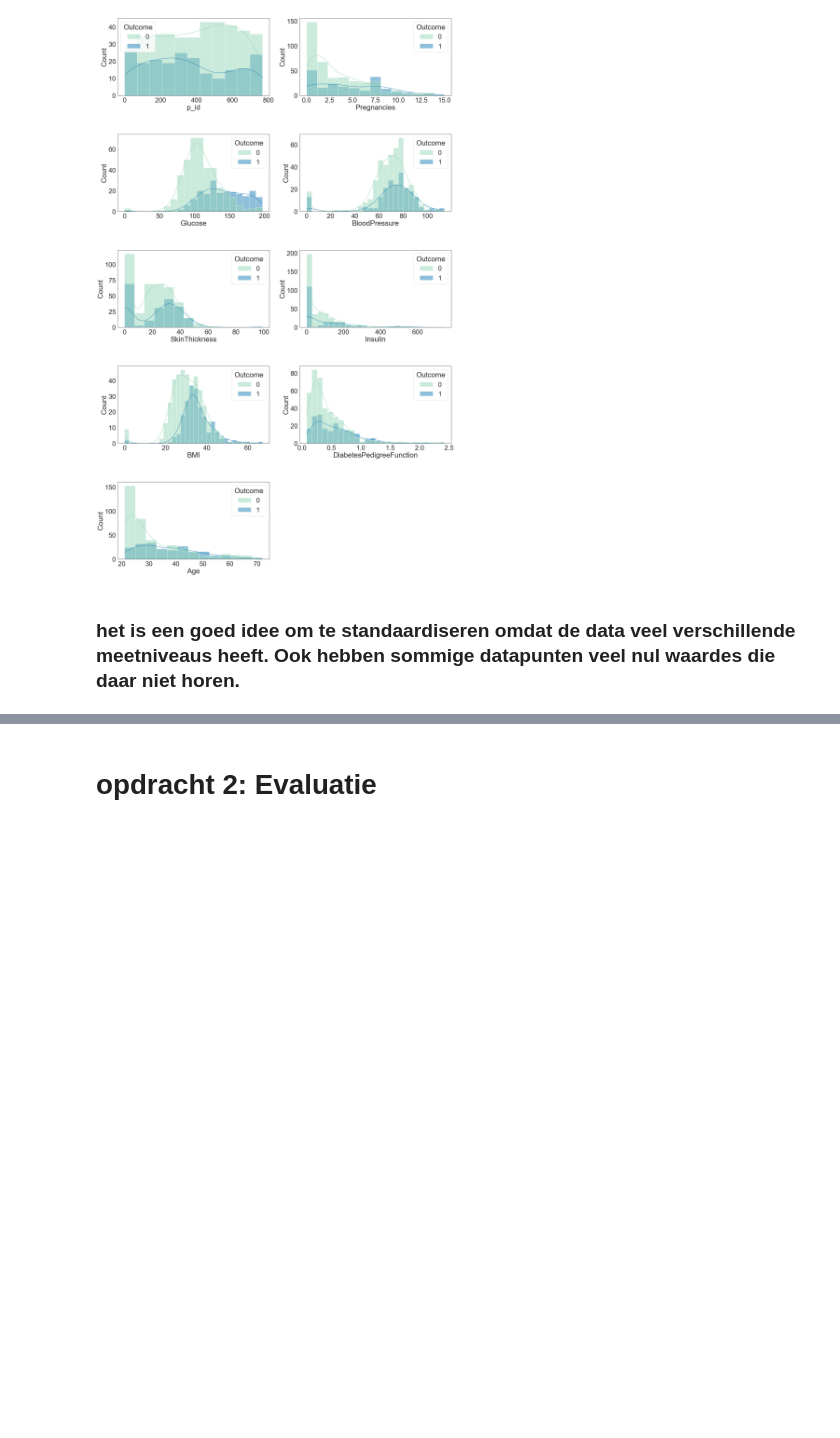
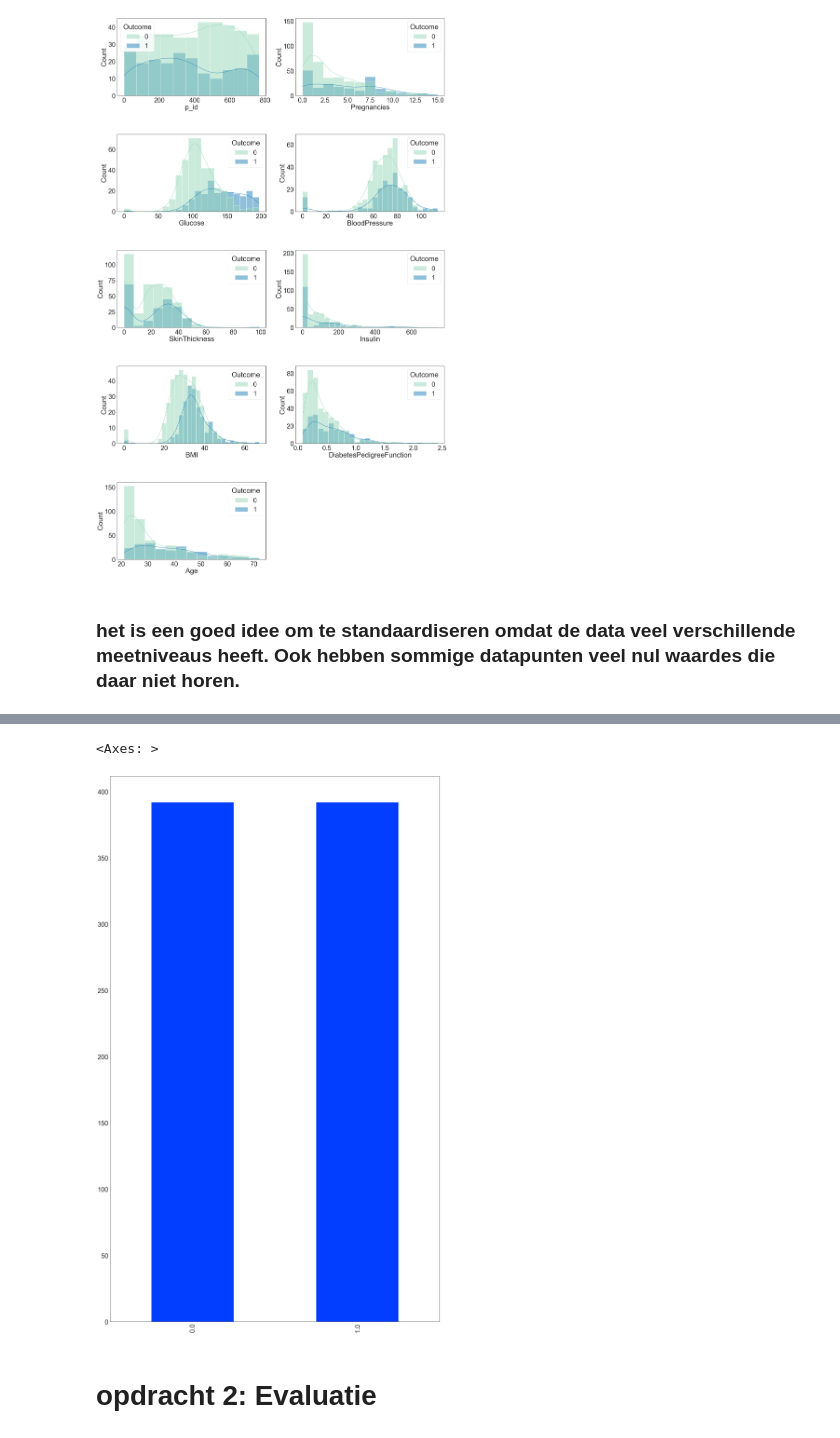
Before and after one commit to JortAkershoek/Machine_Learning, a Jupyter notebook: ml_opdr_inl_02.ipynb, the cells around one changed output, grey strips where cells are left out. Saved outputs shown, nothing was run; the diff lists cells and outputs as text; code cells hidden in the pictures; blank space fills up the shorter version.

```diff
--- a/ml_opdr_inl_02.ipynb
+++ b/ml_opdr_inl_02.ipynb
@@ -243,3 +257,14 @@ train_df_imp['Age'] = scaled_data_df[7]
+# %%
+smote = SMOTETomek(sampling_strategy='auto', random_state=SEED, n_jobs=3)
+X_sm, y_sm = smote.fit_resample(X, y)
+
+df_model = pd.DataFrame(X_sm, columns=x_cols)
+df_model['Outcome'] = y_sm
+
+df_model['Outcome'].value_counts().plot(kind='bar')
+# %% [output]
+<Axes: >
+[figure, added]
 # %% [markdown]
 # opdracht 2: Evaluatie
 # %% [markdown]
```
Also changed, not shown: parts of 29 cells of this notebook, 1 other file.
